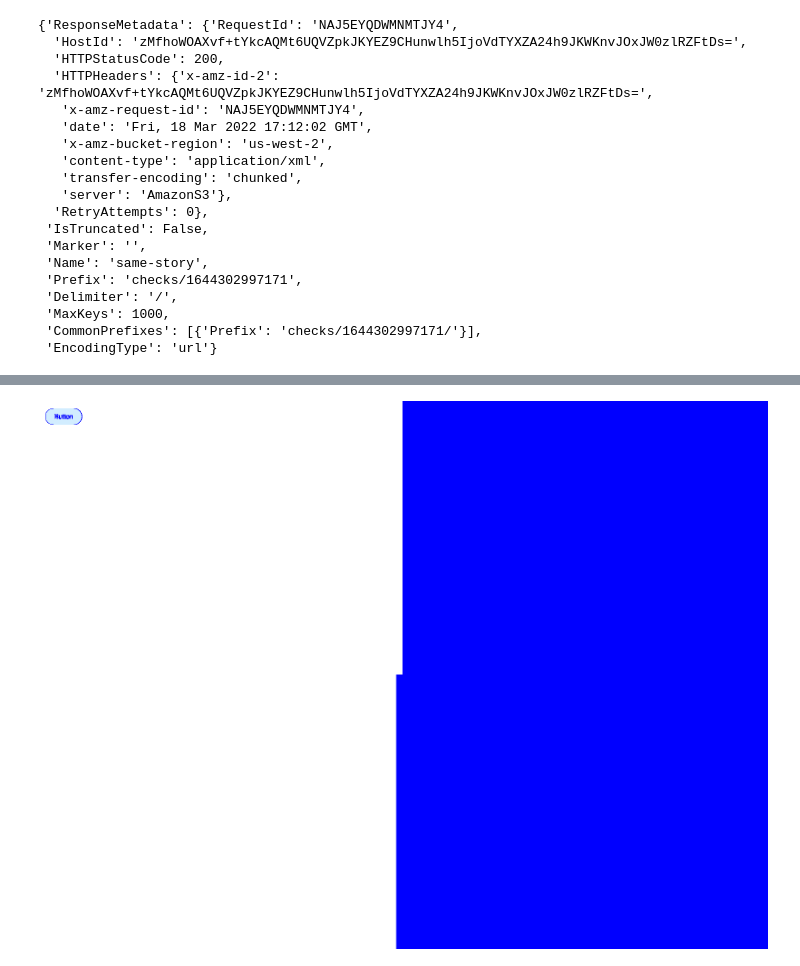
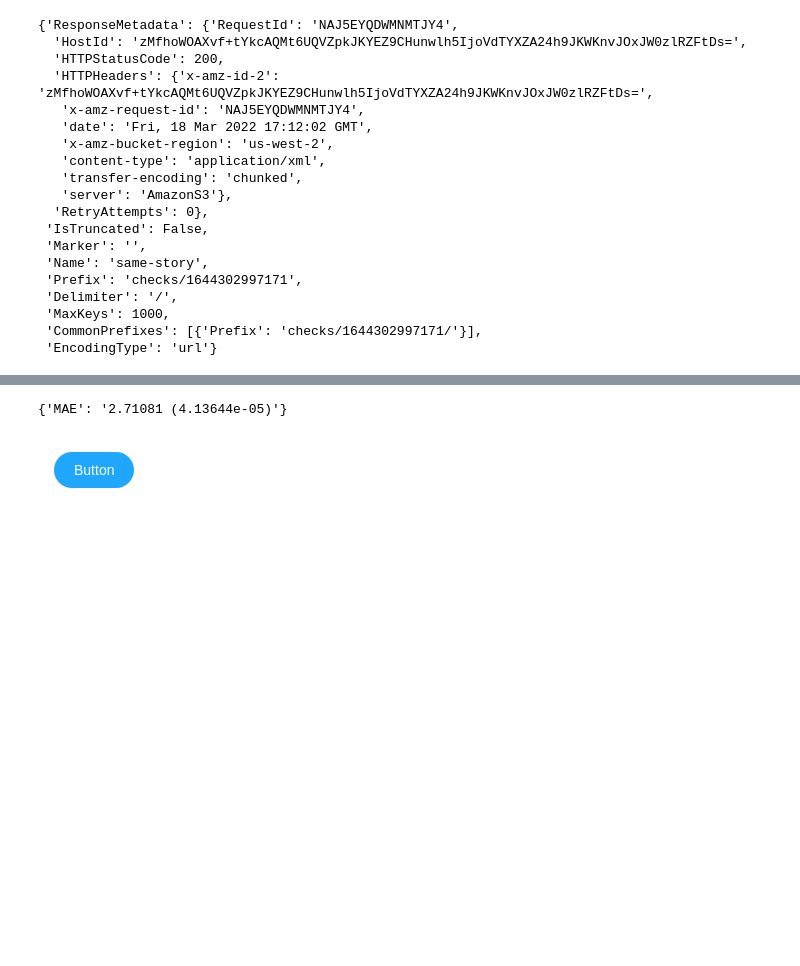
Before and after one commit to engi-network/same-story-api, a Jupyter notebook: nbs/SNS-SQS.ipynb, the cells around one changed output, grey strips where cells are left out. Cells and saved outputs as stored; diff of their text form; code cells hidden in the pictures; blank space fills up the shorter version.

```diff
--- a/nbs/SNS-SQS.ipynb
+++ b/nbs/SNS-SQS.ipynb
@@ -402,4 +402,8 @@ Image(data=download(bucket_name, blue_difference))
-# %%
-Image(data=download(bucket_name, blue_difference))
-# %% [output]
-[figure, removed]
+# %%
+json.loads(download(bucket_name, "checks/1644302997171/report/results.json"))
+# %% [output]
+{'MAE': '2.71081 (4.13644e-05)'}
+# %%
+Image(data=download(bucket_name, "checks/1644302997171/report/__screenshots__/Example/Button/Primary.png"))
+# %% [output]
+[figure, added]
```
Also changed, not shown: parts of 5 cells of this notebook, 6 other files.
